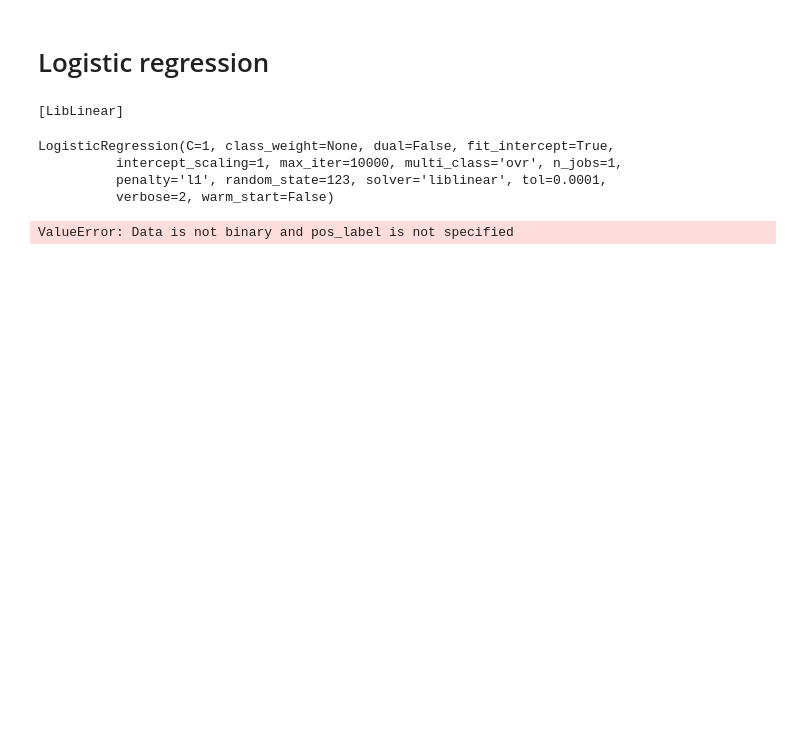
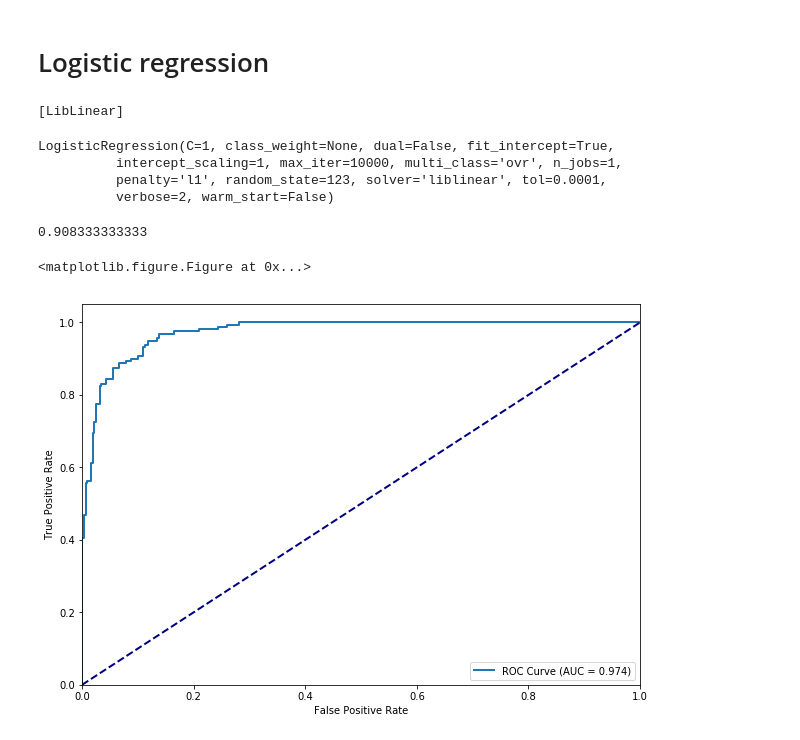
Before and after one commit to tyanay/MOBISIG-signature-verification, a Jupyter notebook: MOBISIG/Alona thesis model.ipynb, the cells around one changed output. Saved outputs shown, nothing was run; the diff lists cells and outputs as text; code cells hidden in the pictures; blank space fills up the shorter version.

```diff
--- a/MOBISIG/Alona thesis model.ipynb
+++ b/MOBISIG/Alona thesis model.ipynb
@@ -229,6 +249,6 @@ train = pd.read_csv('5_r_75_p_19.3.csv', index_col= 0 )
 test = pd.read_csv('test_r_75_p_19.3.csv', index_col= 0)
 
 x_train = train.drop('label', axis = 1)
-y_train = train['label']
+y_train = train['label'] == 'F'
 x_test = test.drop('label', axis = 1)
-y_test = test['label']
+y_test = test['label'] == 'F'
@@ -270,10 +278,12 @@ LogisticRegression(C=1, class_weight=None, dual=False, fit_intercept=True,
           penalty='l1', random_state=123, solver='liblinear', tol=0.0001,
           verbose=2, warm_start=False)
 # %%
-lr.score(x_test, y_test)
+print(lr.score(x_test, y_test))
 probs = lr.predict_proba(x_test)[:,1]
 fpr, tpr, threshold  = roc_curve(y_test, probs, pos_label=1)
 auc = roc_auc_score(y_test, probs, average=None)
 plot_ROC(fpr,tpr,auc)
 # %% [output]
-ValueError: Data is not binary and pos_label is not specified
+0.908333333333
+<matplotlib.figure.Figure at 0x...>
+[figure, added]
```
Also changed, not shown: parts of 9 cells of this notebook.
